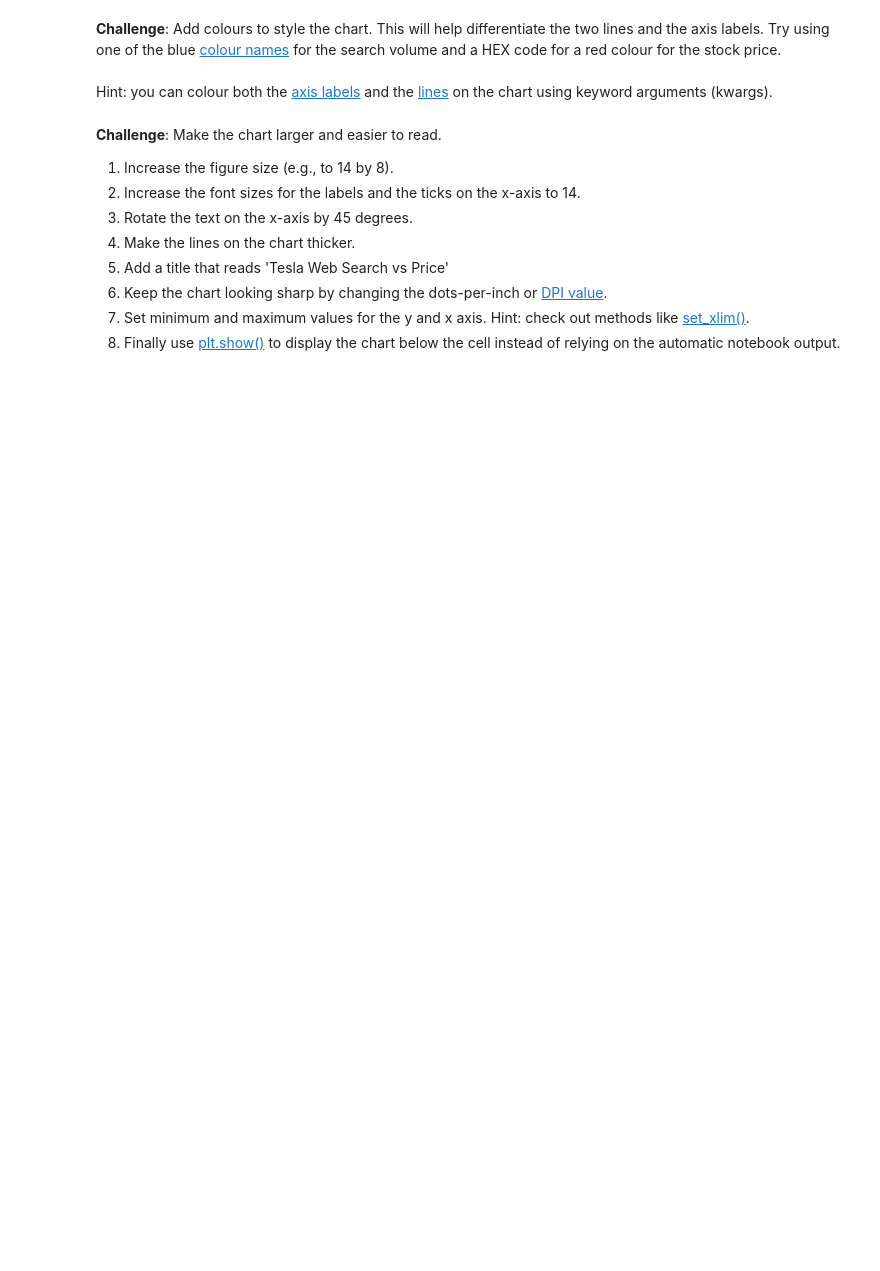
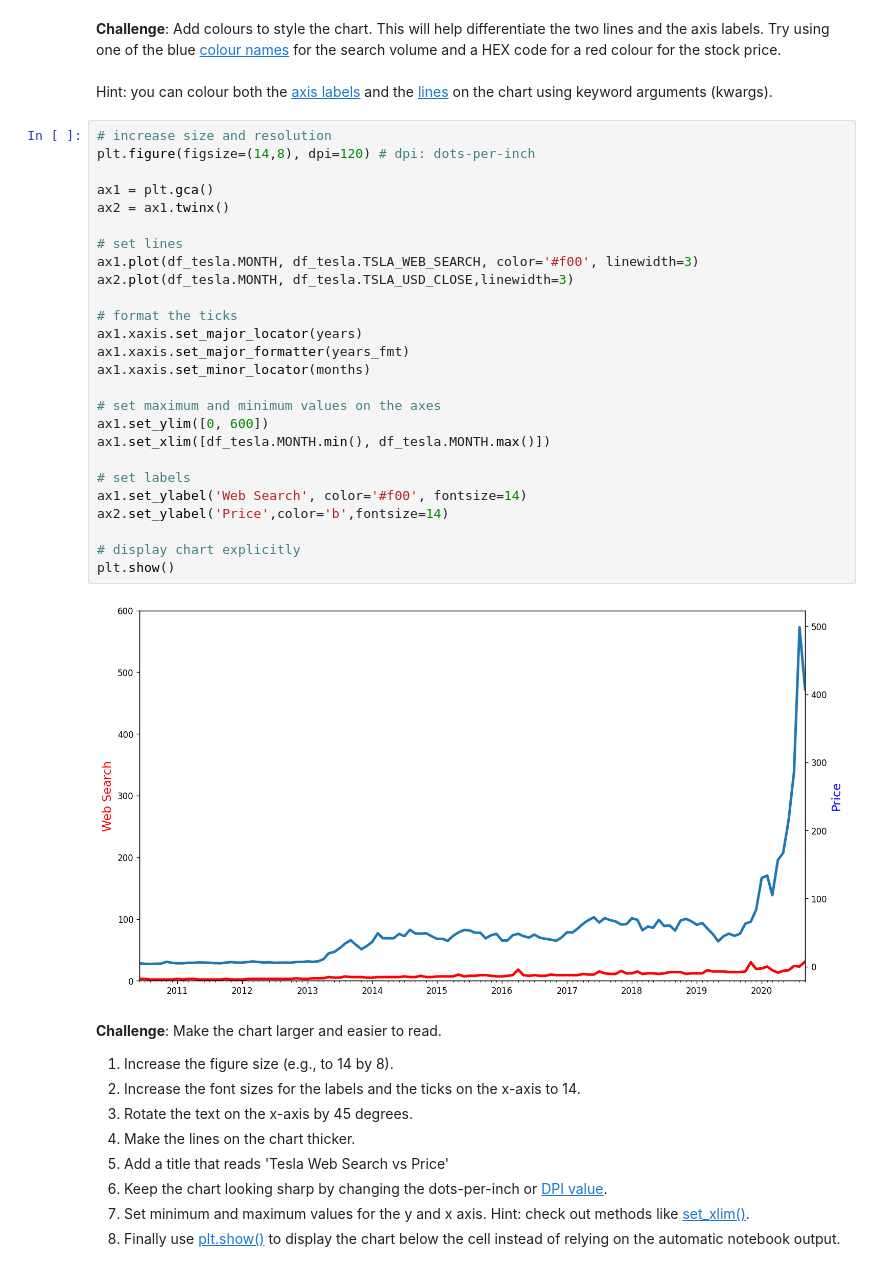
Before and after one commit to Mahesh-Chaulagain/google-trends-data-resampling-and-visualising, a Jupyter notebook: Google Trends and Data Visualisation.ipynb, the cells around one changed output. Saved outputs shown, nothing was run; the diff lists cells and outputs as text; blank space fills up the shorter version.

```diff
--- a/Google Trends and Data Visualisation.ipynb
+++ b/Google Trends and Data Visualisation.ipynb
@@ -210,6 +226,34 @@ df_btc_monthly.head()
 <br>
 <br>
 Hint: you can colour both the [axis labels](https://matplotlib.org/3.3.2/api/text_api.html#matplotlib.text.Text) and the [lines](https://matplotlib.org/3.2.1/api/_as_gen/matplotlib.lines.Line2D.html#matplotlib.lines.Line2D) on the chart using keyword arguments (kwargs).
+# %%
+# increase size and resolution
+plt.figure(figsize=(14,8), dpi=120) # dpi: dots-per-inch
+
+ax1 = plt.gca()
+ax2 = ax1.twinx()
+
+# set lines
+ax1.plot(df_tesla.MONTH, df_tesla.TSLA_WEB_SEARCH, color='#f00', linewidth=3)
+ax2.plot(df_tesla.MONTH, df_tesla.TSLA_USD_CLOSE,linewidth=3)
+
+# format the ticks
+ax1.xaxis.set_major_locator(years)
+ax1.xaxis.set_major_formatter(years_fmt)
+ax1.xaxis.set_minor_locator(months)
+
+# set maximum and minimum values on the axes
+ax1.set_ylim([0, 600])
+ax1.set_xlim([df_tesla.MONTH.min(), df_tesla.MONTH.max()])
+
+# set labels
+ax1.set_ylabel('Web Search', color='#f00', fontsize=14)
+ax2.set_ylabel('Price',color='b',fontsize=14)
+
+# display chart explicitly
+plt.show()
+# %% [output]
+[figure, added]
 # %% [markdown]
 **Challenge**: Make the chart larger and easier to read.
 1. Increase the figure size (e.g., to 14 by 8).
```
Also changed, not shown: parts of 19 cells of this notebook, 1 other file.
